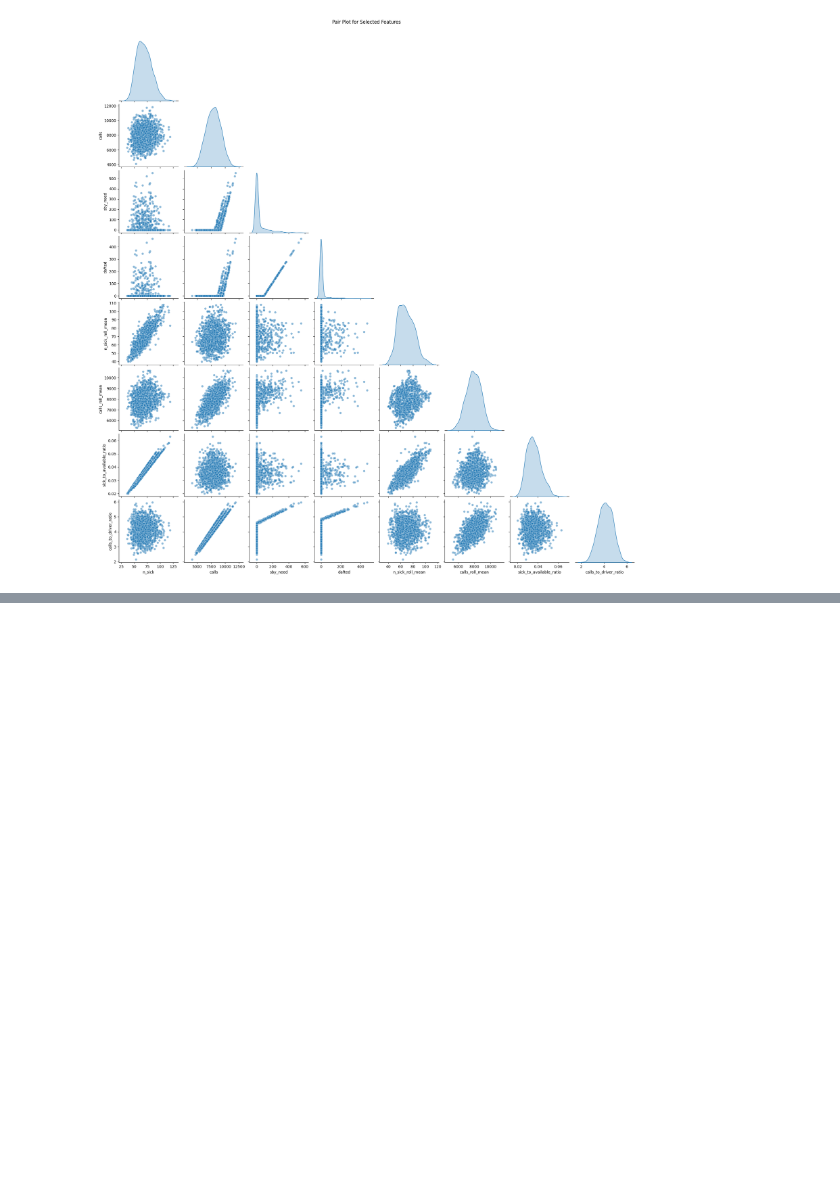
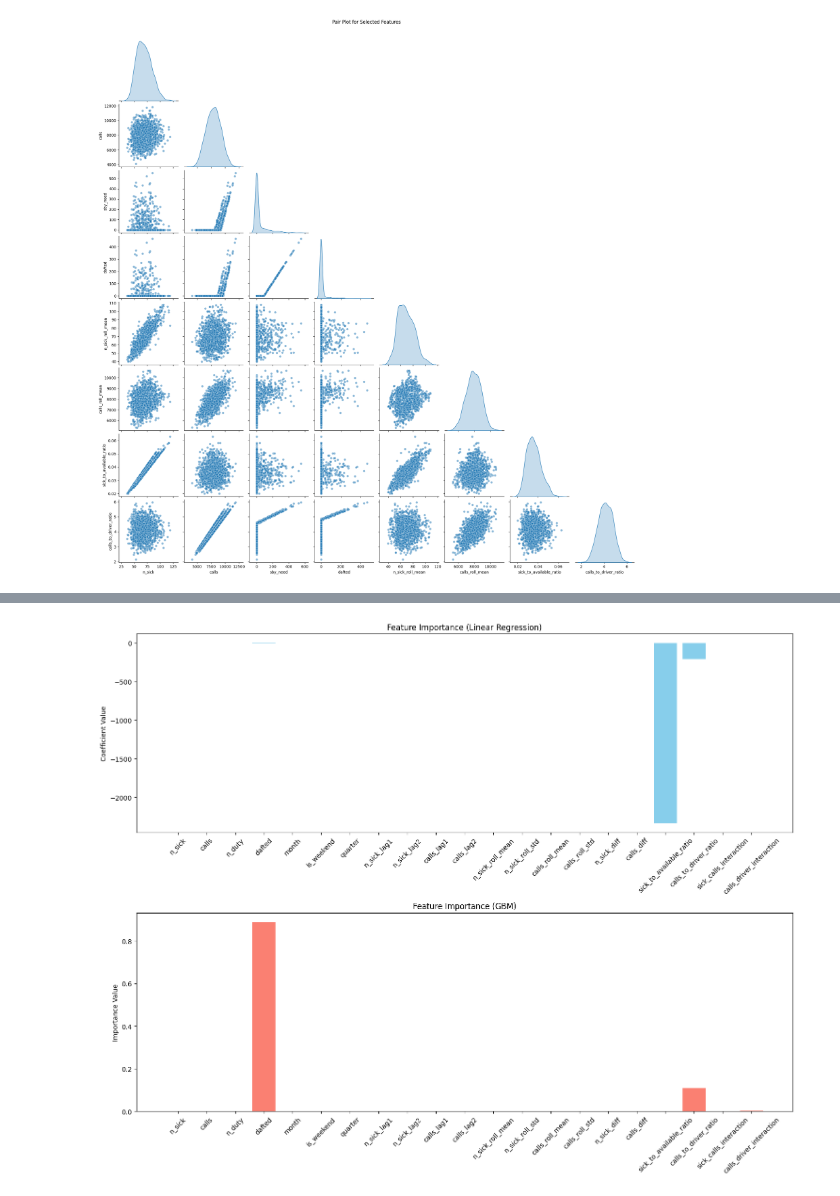
Before and after one commit to Muskan-Verma-7/Case-Study-Project, a Jupyter notebook: case_study.ipynb, the cells around one changed output, grey strips where cells are left out. Saved outputs shown, nothing was run; the diff lists cells and outputs as text; code cells hidden in the pictures; blank space fills up the shorter version.

```diff
--- a/case_study.ipynb
+++ b/case_study.ipynb
@@ -447,0 +692,29 @@ R^2 (Coefficient of Determination): 0.8949557636782547
+# %%
+import matplotlib.pyplot as plt
+
+# Compute feature importance
+# For Linear Regression: Coefficients as feature importance
+lr_importance = baseline_model.coef_
+
+# For Gradient Boosting Machines: Feature importance attribute
+gbm_importance = gb_model.feature_importances_
+
+# Visualization
+fig, ax = plt.subplots(2, 1, figsize=(15, 12))
+
+# Plotting feature importance for Linear Regression
+ax[0].bar(X.columns, lr_importance, color='skyblue')
+ax[0].set_title('Feature Importance (Linear Regression)')
+ax[0].tick_params(axis='x', rotation=45)
+ax[0].set_ylabel('Coefficient Value')
+
+# Plotting feature importance for GBM
+ax[1].bar(X.columns, gbm_importance, color='salmon')
+ax[1].set_title('Feature Importance (GBM)')
+ax[1].tick_params(axis='x', rotation=45)
+ax[1].set_ylabel('Importance Value')
+
+plt.tight_layout()
+plt.show()
+# %% [output]
+[figure, added]
```
Also changed, not shown: parts of 15 cells of this notebook, 1 other file.
